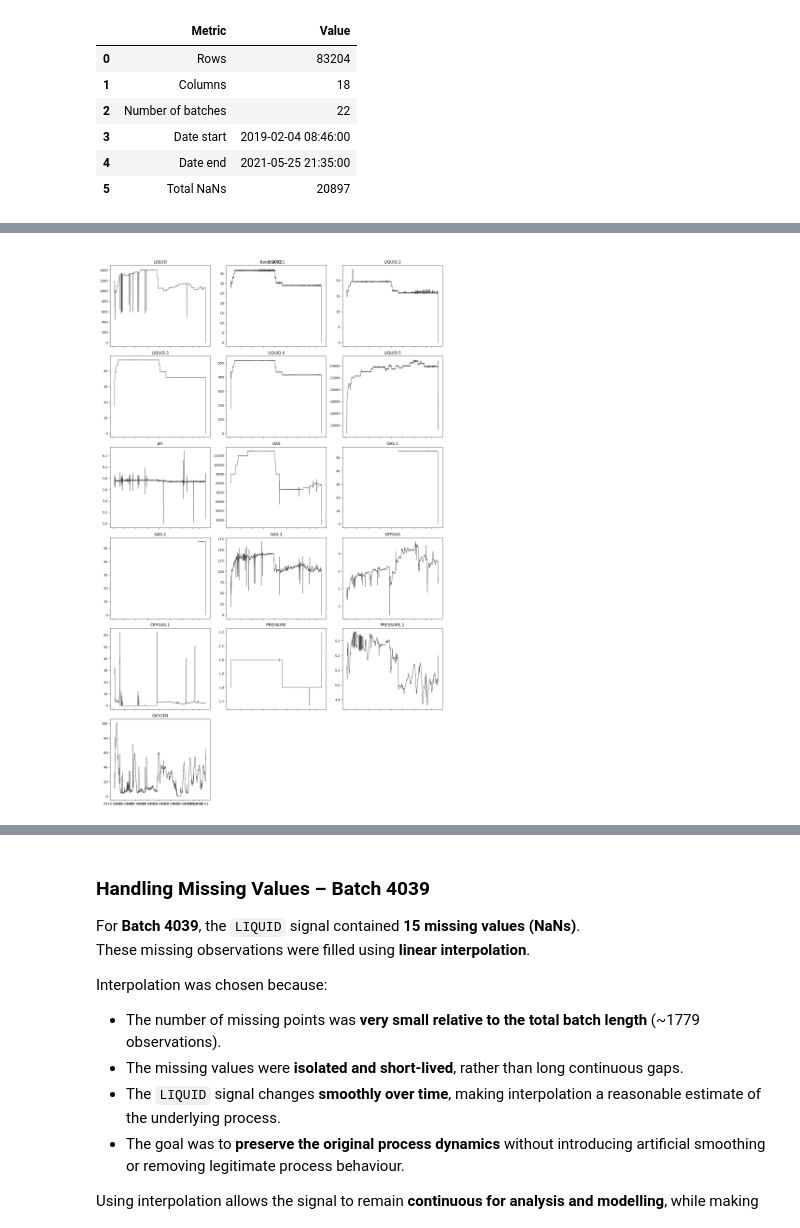
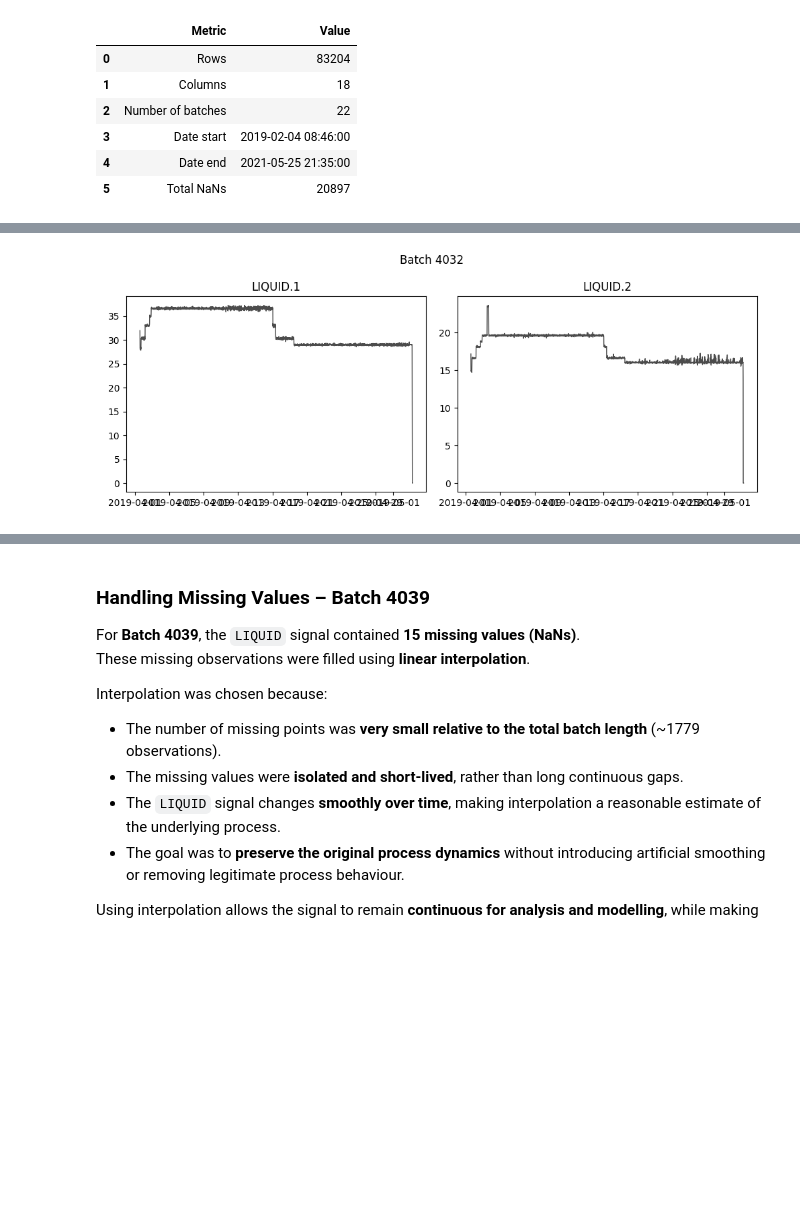
Before and after one commit to RichardFisher1/Applied, a Jupyter notebook: notebooks/RichardNotes.ipynb, the cells around one changed output, grey strips where cells are left out. Saved outputs shown, nothing was run; the diff lists cells and outputs as text; code cells hidden in the pictures; blank space fills up the shorter version.

```diff
--- a/notebooks/RichardNotes.ipynb
+++ b/notebooks/RichardNotes.ipynb
@@ -356,7 +367,7 @@ class BatchTimeSeriesPlotter:
             raise ValueError("Provide either batch=... or column=...")
 # %%
 plotter = BatchTimeSeriesPlotter(op_df)
+
+plotter.plot(batch=4032, column=["LIQUID.1", 'LIQUID.2'])
+# %% [output]
+[figure, added]
-# %%
-plotter.plot(batch=4032)
-# %% [output]
-[figure, removed]
```
Also changed, not shown: parts of 16 cells of this notebook.
